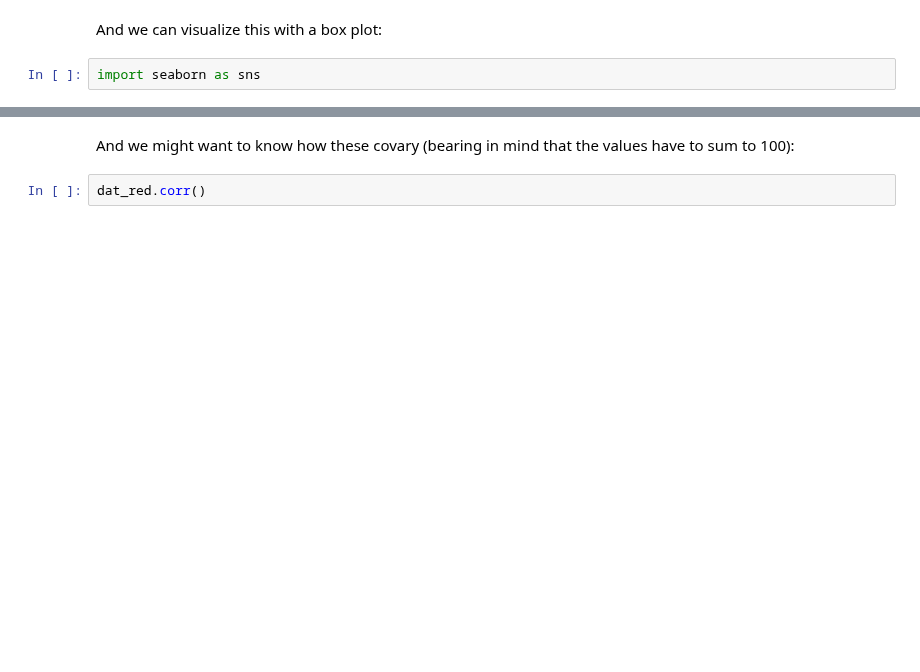
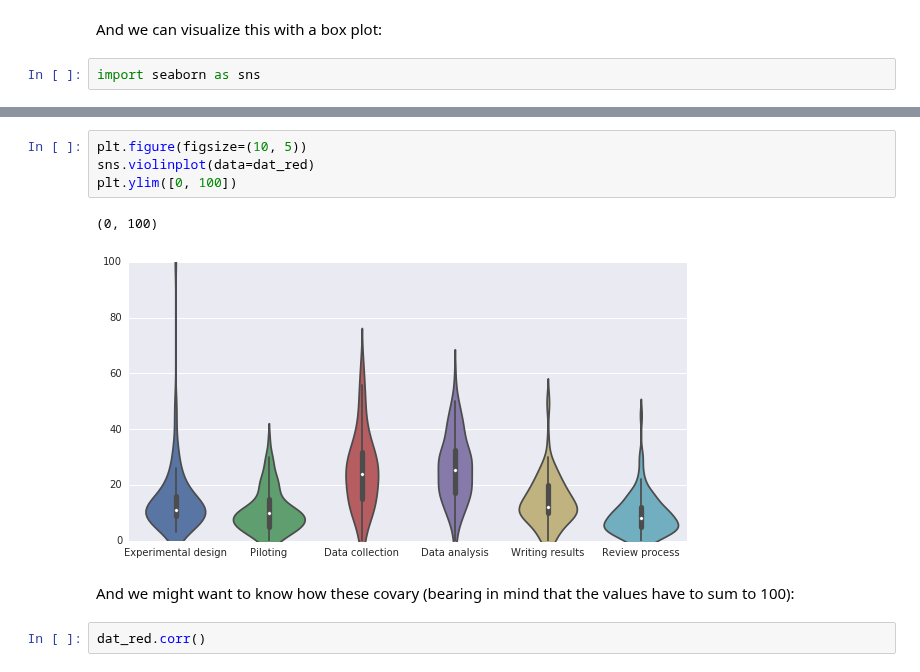
Before and after one commit to jmxpearson/DIBS_materials, a Jupyter notebook: python/Basic Data Analysis.ipynb, the cells around one changed output, grey strips where cells are left out. Drawn from its saved outputs; the diff is of its cells as text; blank space fills up the shorter version.

```diff
--- a/python/Basic Data Analysis.ipynb
+++ b/python/Basic Data Analysis.ipynb
@@ -678,3 +679,10 @@ sns.boxplot(data=dat_red)
+# %%
+plt.figure(figsize=(10, 5))
+sns.violinplot(data=dat_red)
+plt.ylim([0, 100])
+# %% [output]
+(0, 100)
+[figure, added]
 # %% [markdown]
 And we might want to know how these covary (bearing in mind that the values have to sum to 100):
 # %%
```
Also changed, not shown: parts of 7 cells of this notebook.
